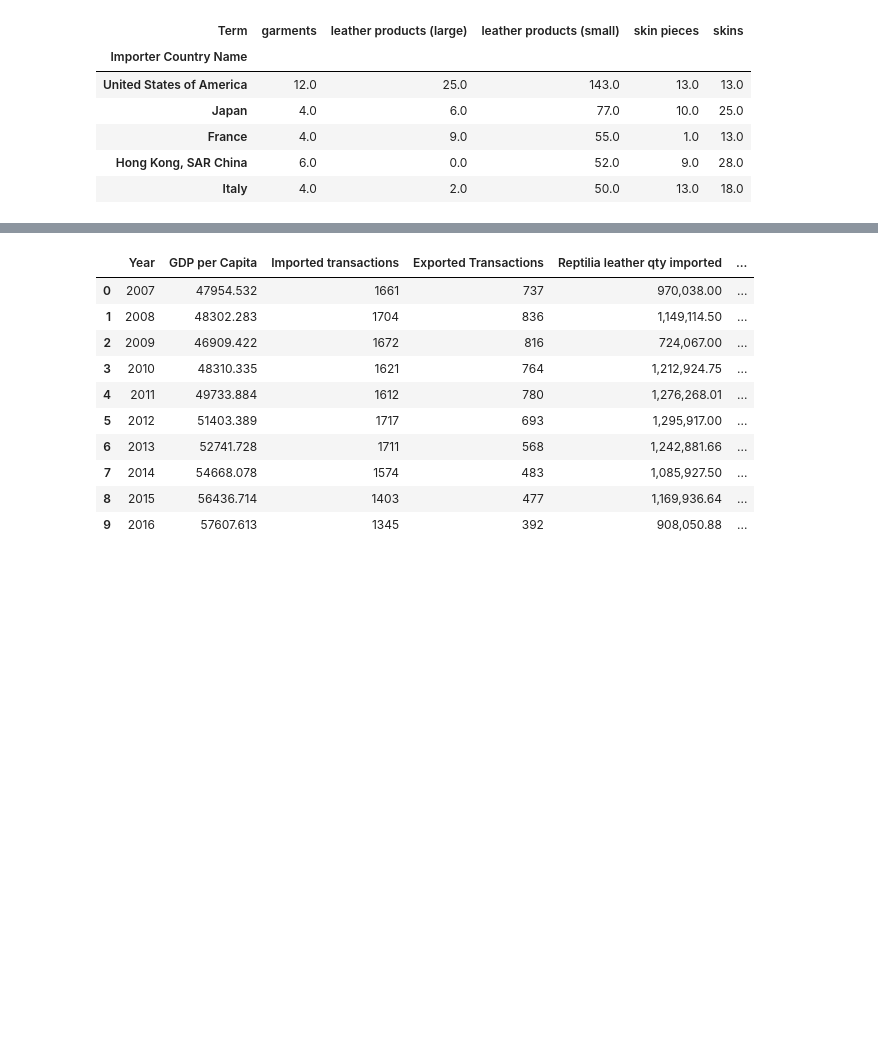
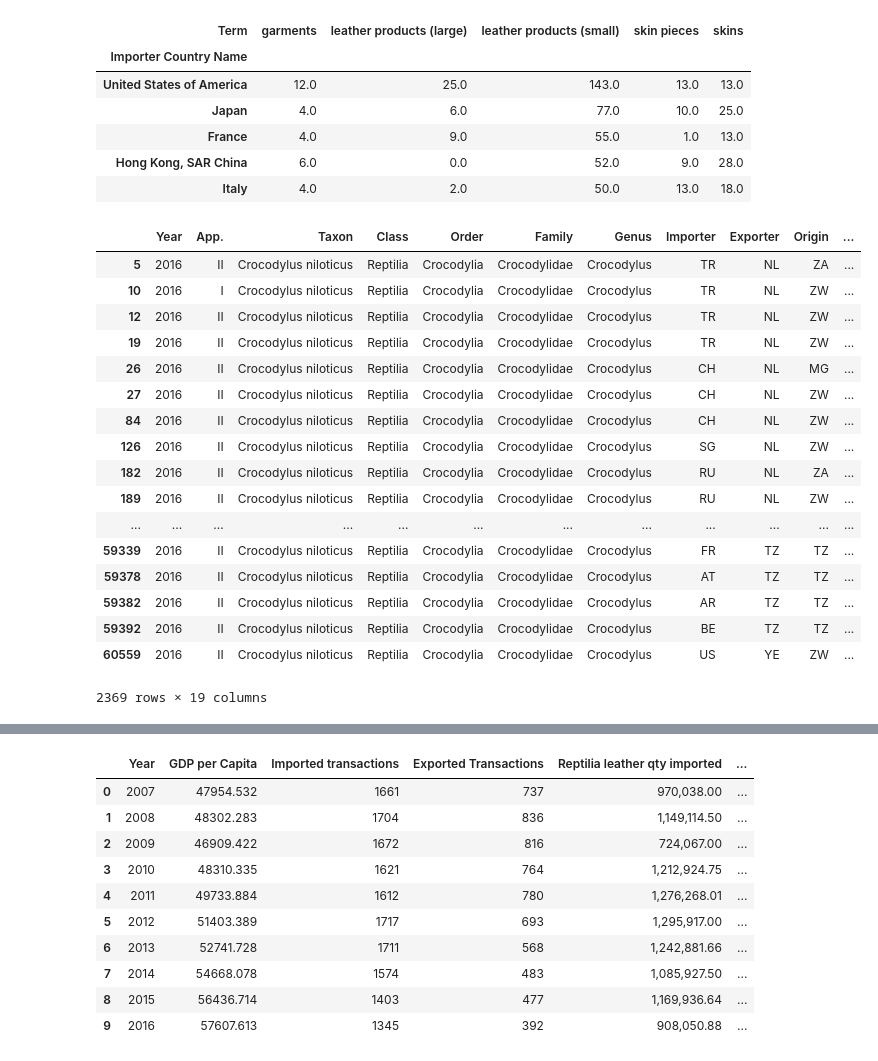
Before and after one commit to EliseLinker/wildlifeproject1, a Jupyter notebook: MergedWildlifeProject-3.ipynb, the cells around one changed output, grey strips where cells are left out. Cells and saved outputs as stored; diff of their text form; code cells hidden in the pictures; blank space fills up the shorter version.

```diff
--- a/MergedWildlifeProject-3.ipynb
+++ b/MergedWildlifeProject-3.ipynb
@@ -630,3 +637,24 @@ top_importer_trades
 | France | 4.0 | 9.0 | 55.0 | 1.0 | 13.0 |
 | Hong Kong, SAR China | 6.0 | 0.0 | 52.0 | 9.0 | 28.0 |
 | Italy | 4.0 | 2.0 | 50.0 | 13.0 | 18.0 |
+# %%
+species
+# %% [output]
+|  | Year | App. | Taxon | Class | Order | Family | Genus | Importer | Exporter | Origin | ... |
+| 5 | 2016 | II | Crocodylus niloticus | Reptilia | Crocodylia | Crocodylidae | Crocodylus | TR | NL | ZA | ... |
+| 10 | 2016 | I | Crocodylus niloticus | Reptilia | Crocodylia | Crocodylidae | Crocodylus | TR | NL | ZW | ... |
+| 12 | 2016 | II | Crocodylus niloticus | Reptilia | Crocodylia | Crocodylidae | Crocodylus | TR | NL | ZW | ... |
+| 19 | 2016 | II | Crocodylus niloticus | Reptilia | Crocodylia | Crocodylidae | Crocodylus | TR | NL | ZW | ... |
+| 26 | 2016 | II | Crocodylus niloticus | Reptilia | Crocodylia | Crocodylidae | Crocodylus | CH | NL | MG | ... |
+| 27 | 2016 | II | Crocodylus niloticus | Reptilia | Crocodylia | Crocodylidae | Crocodylus | CH | NL | ZW | ... |
+| 84 | 2016 | II | Crocodylus niloticus | Reptilia | Crocodylia | Crocodylidae | Crocodylus | CH | NL | ZW | ... |
+| 126 | 2016 | II | Crocodylus niloticus | Reptilia | Crocodylia | Crocodylidae | Crocodylus | SG | NL | ZW | ... |
+| 182 | 2016 | II | Crocodylus niloticus | Reptilia | Crocodylia | Crocodylidae | Crocodylus | RU | NL | ZA | ... |
+| 189 | 2016 | II | Crocodylus niloticus | Reptilia | Crocodylia | Crocodylidae | Crocodylus | RU | NL | ZW | ... |
+| ... | ... | ... | ... | ... | ... | ... | ... | ... | ... | ... | ... |
+| 59339 | 2016 | II | Crocodylus niloticus | Reptilia | Crocodylia | Crocodylidae | Crocodylus | FR | TZ | TZ | ... |
+| 59378 | 2016 | II | Crocodylus niloticus | Reptilia | Crocodylia | Crocodylidae | Crocodylus | AT | TZ | TZ | ... |
+| 59382 | 2016 | II | Crocodylus niloticus | Reptilia | Crocodylia | Crocodylidae | Crocodylus | AR | TZ | TZ | ... |
+| 59392 | 2016 | II | Crocodylus niloticus | Reptilia | Crocodylia | Crocodylidae | Crocodylus | BE | TZ | TZ | ... |
+| 60559 | 2016 | II | Crocodylus niloticus | Reptilia | Crocodylia | Crocodylidae | Crocodylus | US | YE | ZW | ... |
+2369 rows × 19 columns
```
Also changed, not shown: parts of 8 cells of this notebook, 4 other files.
